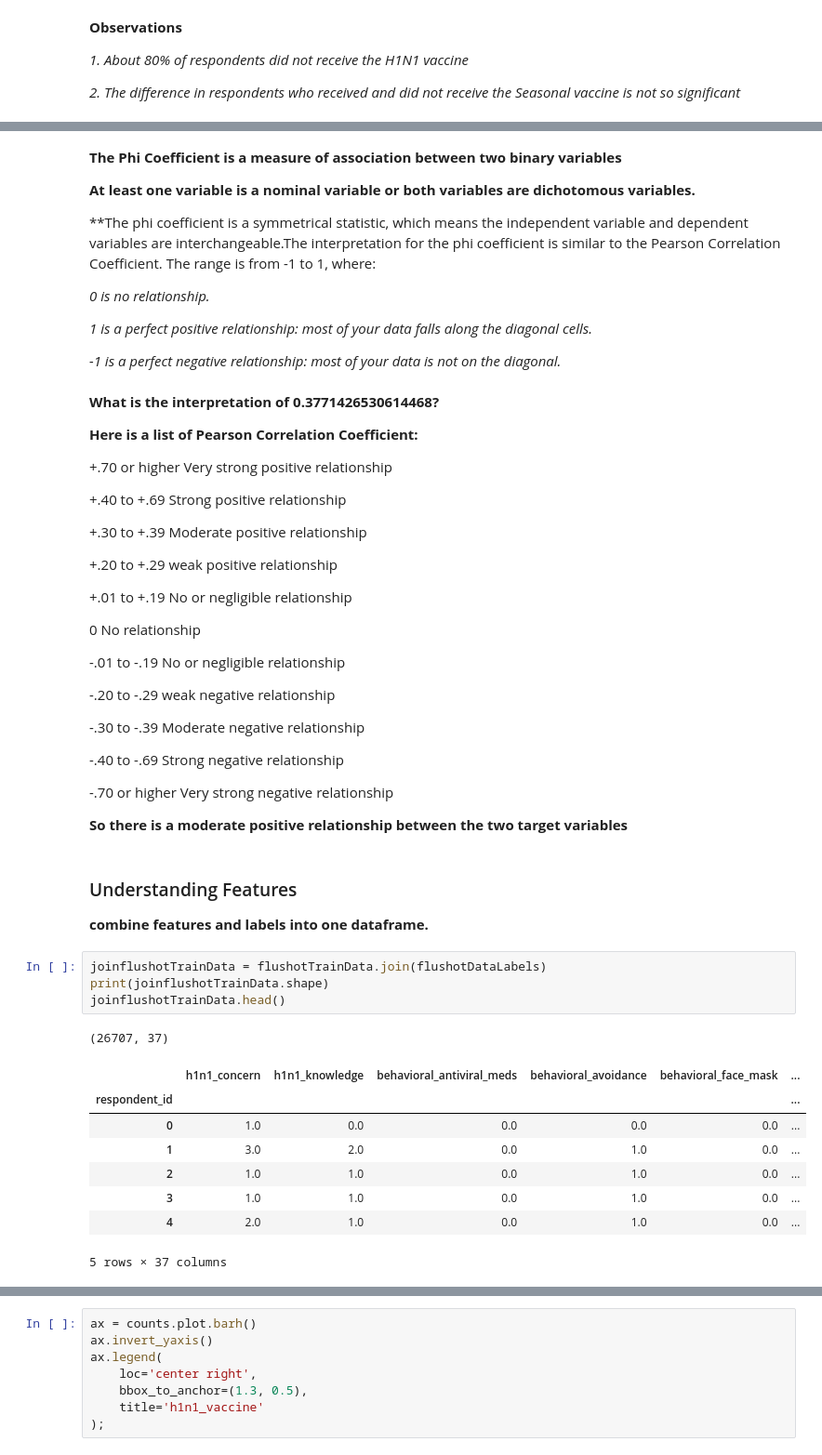
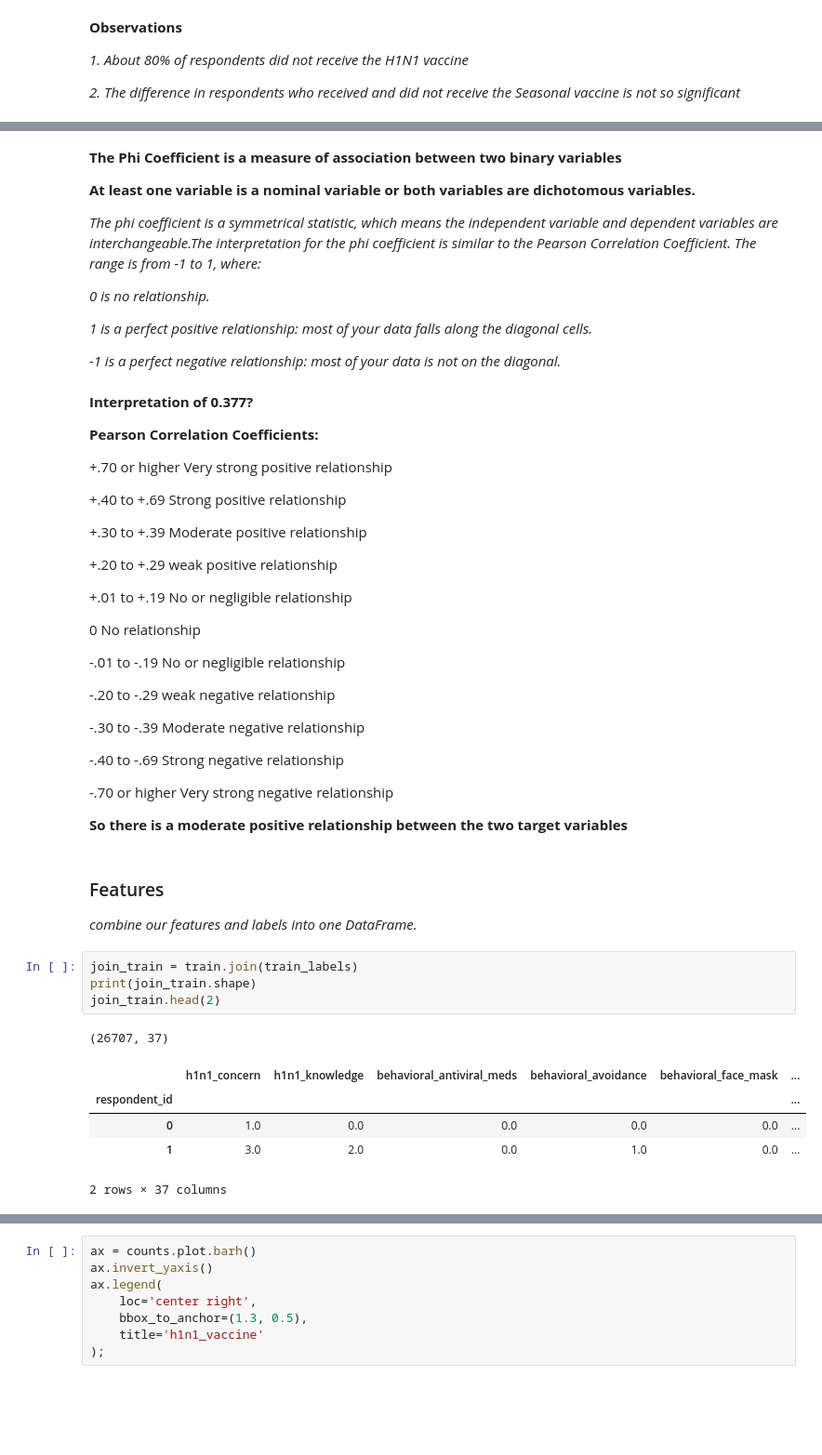
Before and after one commit to iPablo26/Driven-Data-Flu-Shot-Competition, a Jupyter notebook: Flu Shot Learning - Predict H1N1 and Seasonal Flu Vaccines.ipynb, the cells around one changed output, grey strips where cells are left out. Shown: that part at 93% size. Drawn from its saved outputs; the diff is of its cells as text; blank space fills up the shorter version.

```diff
--- a/Flu Shot Learning - Predict H1N1 and Seasonal Flu Vaccines.ipynb
+++ b/Flu Shot Learning - Predict H1N1 and Seasonal Flu Vaccines.ipynb
@@ -349,7 +274,7 @@ pd.crosstab(
 
 **At least one variable is a nominal variable or both variables are dichotomous variables.**
 
-**The phi coefficient is a symmetrical statistic, which means the independent variable and dependent variables are interchangeable.The interpretation for the phi coefficient is similar to the Pearson Correlation Coefficient. The range is from -1 to 1, where:
+*The phi coefficient is a symmetrical statistic, which means the independent variable and dependent variables are interchangeable.The interpretation for the phi coefficient is similar to the Pearson Correlation Coefficient. The range is from -1 to 1, where:*
 
 *0 is no relationship.*
 
@@ -357,9 +282,9 @@ pd.crosstab(
 
 *-1 is a perfect negative relationship: most of your data is not on the diagonal.*
 # %% [markdown]
-**What is the interpretation of 0.3771426530614468?**
+**Interpretation of 0.377?**
 
-**Here is a list of Pearson Correlation Coefficient:**
+**Pearson Correlation Coefficients:**
 
 +.70 or higher	Very strong positive relationship
 
@@ -385,23 +310,20 @@ pd.crosstab(
 
 **So there is a moderate positive relationship between the two target variables**
 # %% [markdown]
-### Understanding Features
+### Features
 
-**combine features and labels into one dataframe.**
+*combine our features and labels into one DataFrame.*
-# %%
-joinflushotTrainData = flushotTrainData.join(flushotDataLabels)
-print(joinflushotTrainData.shape)
-joinflushotTrainData.head()
-# %% [output]
-(26707, 37)
-|  | h1n1_concern | h1n1_knowledge | behavioral_antiviral_meds | behavioral_avoidance | behavioral_face_mask | ... |
-| respondent_id |  |  |  |  |  | ... |
-| 0 | 1.0 | 0.0 | 0.0 | 0.0 | 0.0 | ... |
-| 1 | 3.0 | 2.0 | 0.0 | 1.0 | 0.0 | ... |
-| 2 | 1.0 | 1.0 | 0.0 | 1.0 | 0.0 | ... |
-| 3 | 1.0 | 1.0 | 0.0 | 1.0 | 0.0 | ... |
-| 4 | 2.0 | 1.0 | 0.0 | 1.0 | 0.0 | ... |
-5 rows × 37 columns
+# %%
+join_train = train.join(train_labels)
+print(join_train.shape)
+join_train.head(2)
+# %% [output]
+(26707, 37)
+|  | h1n1_concern | h1n1_knowledge | behavioral_antiviral_meds | behavioral_avoidance | behavioral_face_mask | ... |
+| respondent_id |  |  |  |  |  | ... |
+| 0 | 1.0 | 0.0 | 0.0 | 0.0 | 0.0 | ... |
+| 1 | 3.0 | 2.0 | 0.0 | 1.0 | 0.0 | ... |
+2 rows × 37 columns
 # %% [markdown]
 **Prototyping a Plot**
 
```
Also changed, not shown: parts of 74 cells of this notebook.
